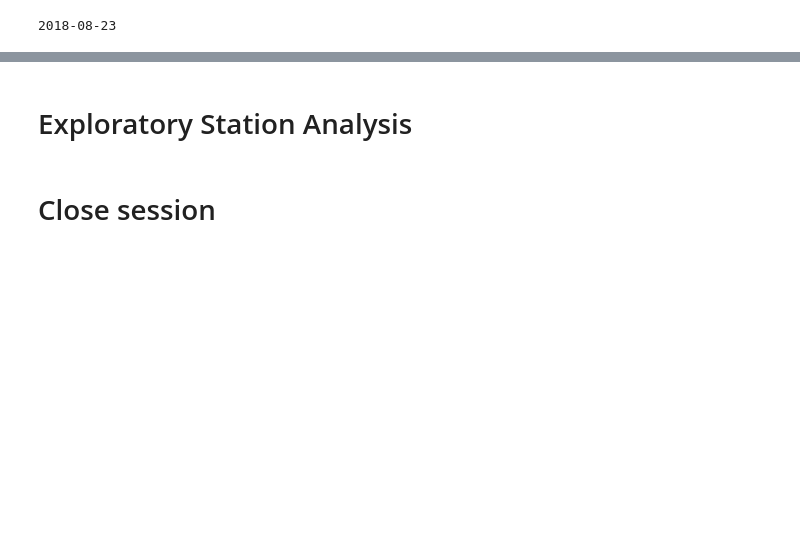
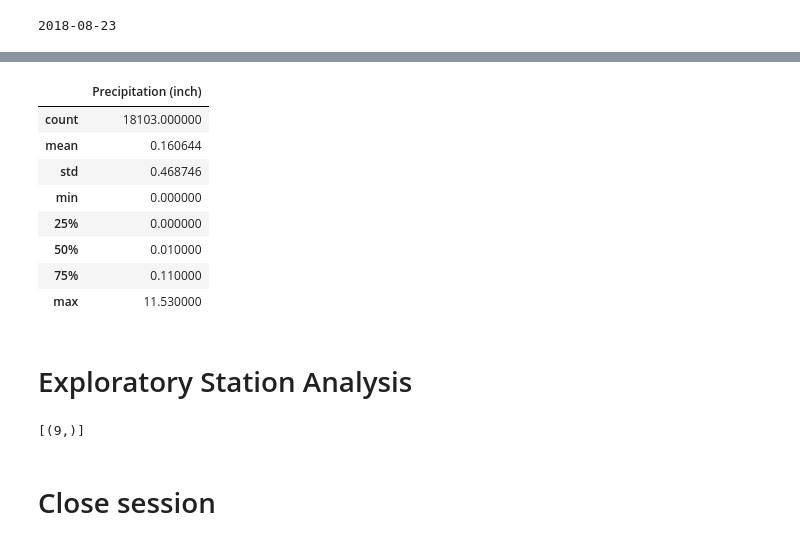
Before and after one commit to JenniferMReyna/sqlalchemy-challenge, a Jupyter notebook: climate.ipynb, the cells around one changed output, grey strips where cells are left out. Drawn from its saved outputs; the diff is of its cells as text; code cells hidden in the pictures; blank space fills up the shorter version.

```diff
--- a/climate.ipynb
+++ b/climate.ipynb
@@ -73,2 +136,13 @@ print(one_year_from_last_date)
 # %%
-# Use Pandas Plotting with Matplotlib to plot the data
+# Use Pandas to calcualte the summary statistics for the precipitation data
+precip_table.describe()
+# %% [output]
+|  | Precipitation (inch) |
+| count | 18103.000000 |
+| mean | 0.160644 |
+| std | 0.468746 |
+| min | 0.000000 |
+| 25% | 0.000000 |
+| 50% | 0.010000 |
+| 75% | 0.110000 |
+| max | 11.530000 |
@@ -78,6 +150,10 @@ print(one_year_from_last_date)
 # Exploratory Station Analysis
 # %%
 # Design a query to calculate the total number stations in the dataset
+station_ct = session.query(func.count(Station.station)).all()
+print(station_ct)
+# %% [output]
+[(9,)]
 # %%
 # Design a query to find the most active stations (i.e. what stations have the most rows?)
 # List the stations and the counts in descending order.
```
Also changed, not shown: parts of 7 cells of this notebook.
